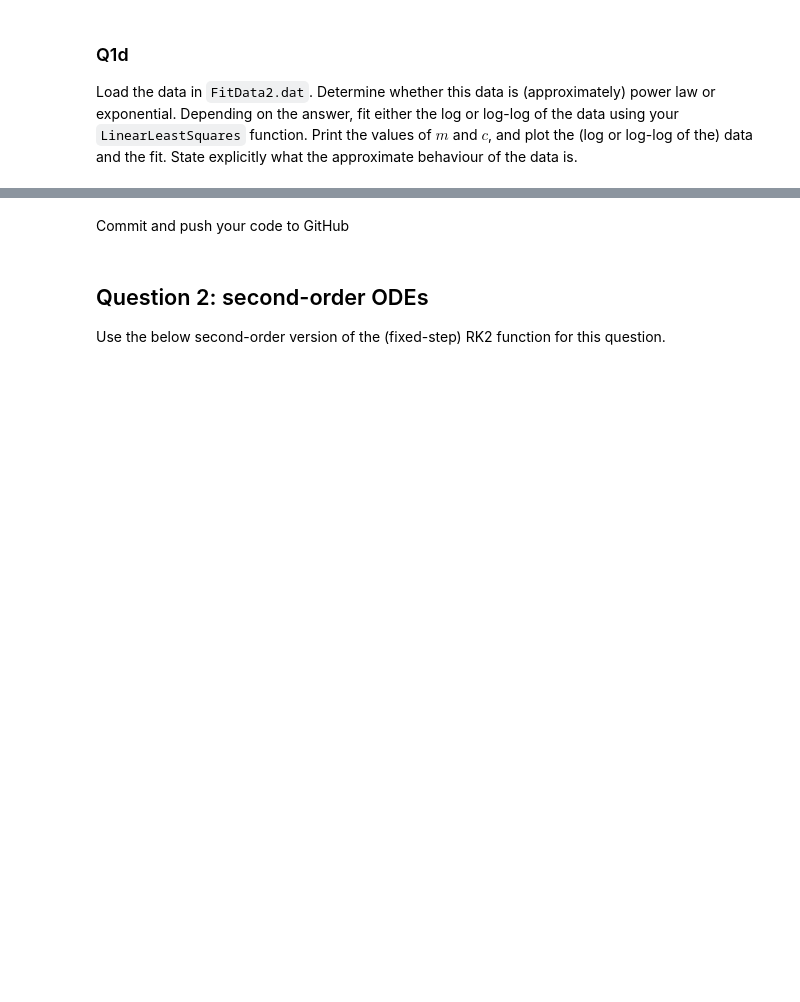
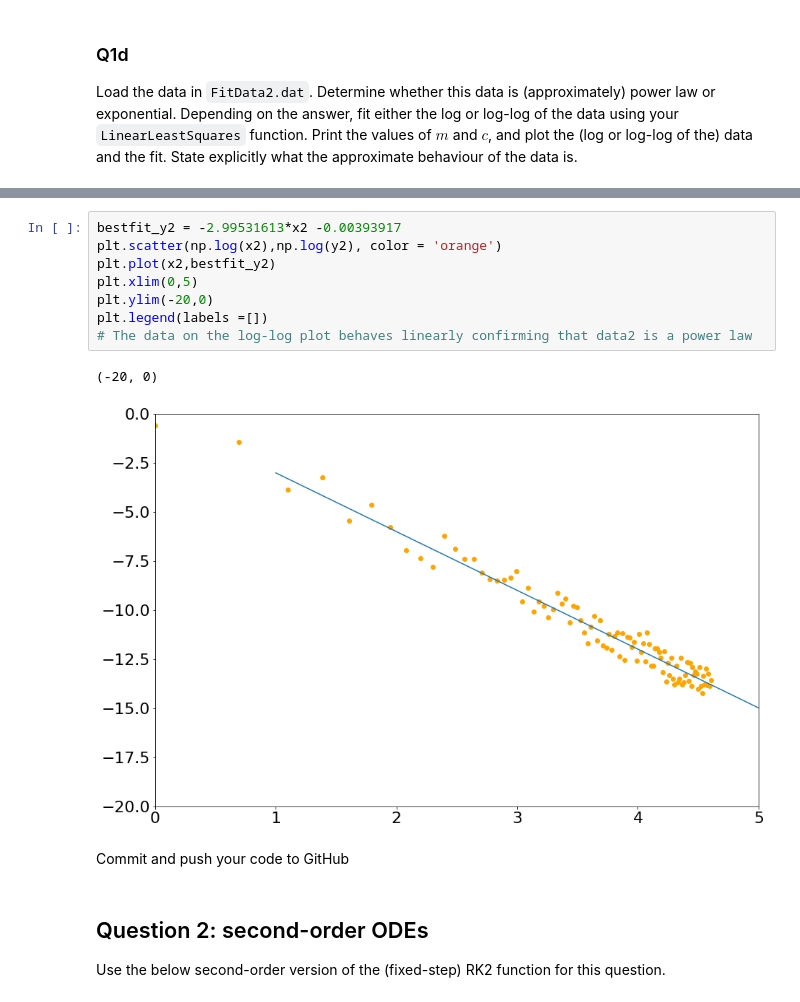
Before and after one commit to lobsterbottomy/Computational-Science-Assignments, a Jupyter notebook: Assignment3 fitting data and ODEs attached files 28 February 2020 202 PM/Assignment-3.ipynb, the cells around one changed output, grey strips where cells are left out. Cells and saved outputs as stored; diff of their text form; blank space fills up the shorter version.

```diff
--- a/Assignment3 fitting data and ODEs attached files 28 February 2020 202 PM/Assignment-3.ipynb
+++ b/Assignment3 fitting data and ODEs attached files 28 February 2020 202 PM/Assignment-3.ipynb
@@ -143,3 +147,14 @@ plt.scatter(x2,y2,color='red', linewidths='0.02')
+# %%
+bestfit_y2 = -2.99531613*x2 -0.00393917
+plt.scatter(np.log(x2),np.log(y2), color = 'orange')
+plt.plot(x2,bestfit_y2)
+plt.xlim(0,5)
+plt.ylim(-20,0)
+plt.legend(labels =[])
+# The data on the log-log plot behaves linearly confirming that data2 is a power law
+# %% [output]
+(-20, 0)
+[figure, added]
 # %% [markdown]
 Commit and push your code to GitHub
 # %% [markdown]
```
Also changed, not shown: parts of 12 cells of this notebook.
